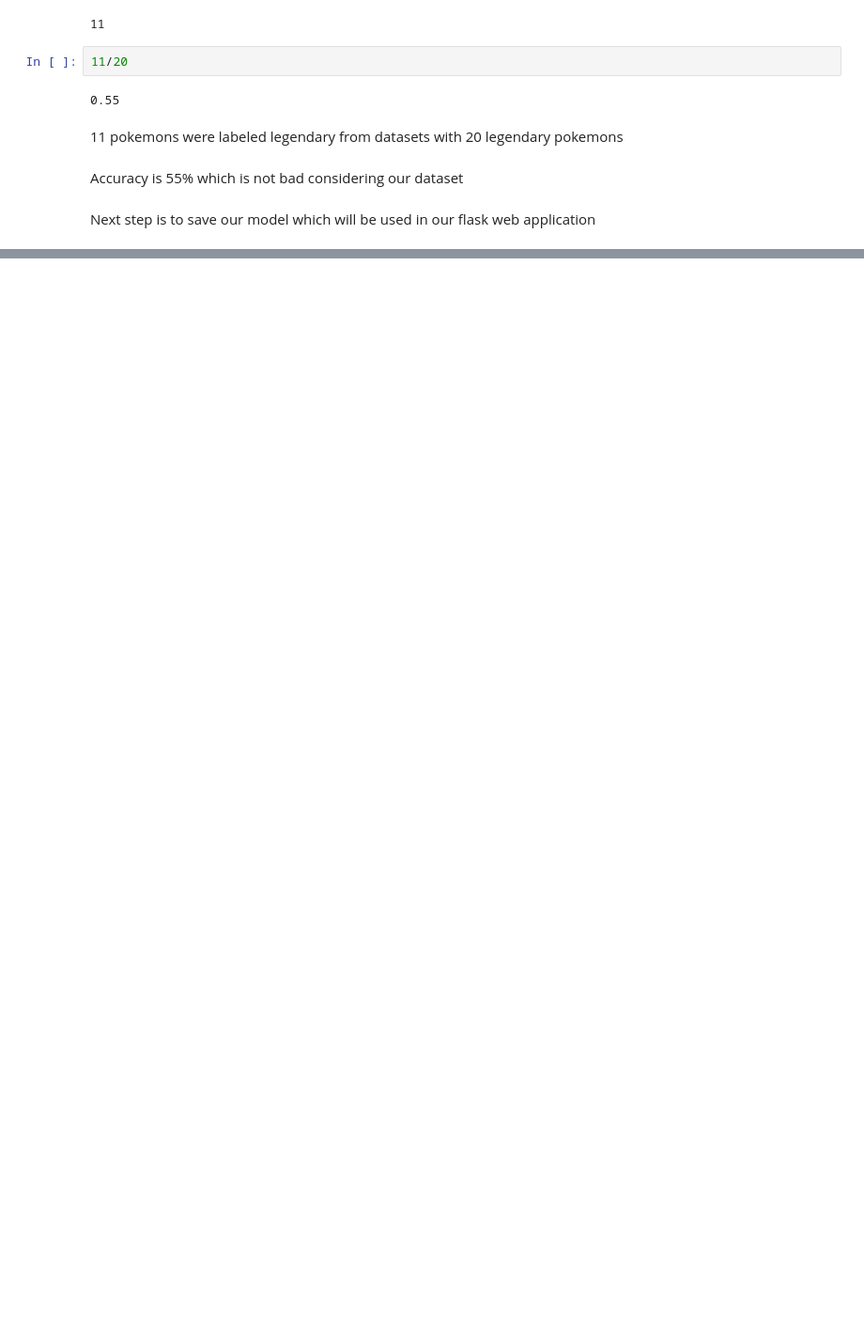
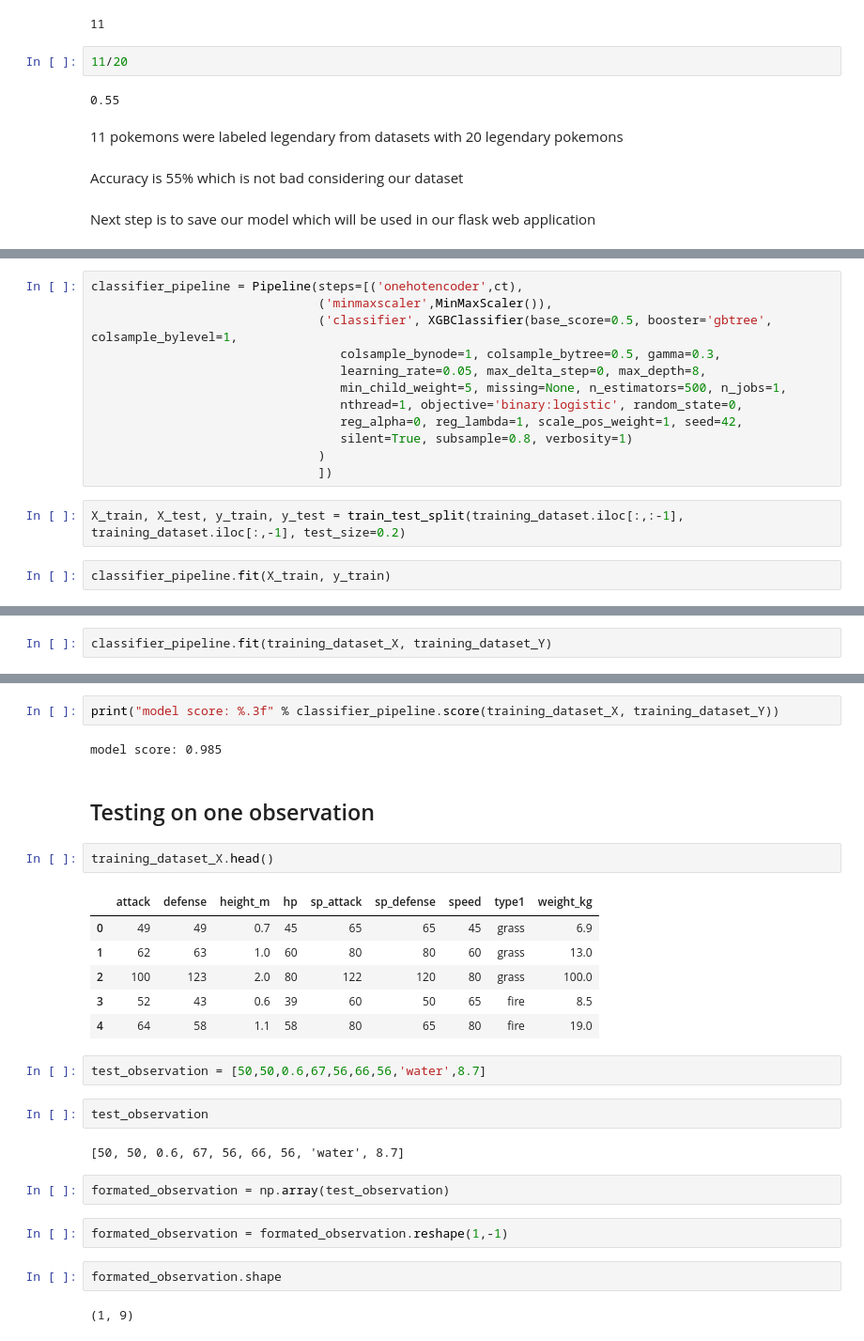
Before and after one commit to darszam/WhatMakesPokemonLegendary, a Jupyter notebook: WhatMakesPokemonLegendary.ipynb, the cells around one changed output, grey strips where cells are left out. Shown at 94% size. Drawn from its saved outputs; the diff is of its cells as text; blank space fills up the shorter version.

```diff
--- a/WhatMakesPokemonLegendary.ipynb
+++ b/WhatMakesPokemonLegendary.ipynb
@@ -1563,0 +1674,16 @@ Next step is to save our model which will be used in our flask web application
+# %%
+classifier_pipeline = Pipeline(steps=[('onehotencoder',ct),
+                               ('minmaxscaler',MinMaxScaler()),
+                               ('classifier', XGBClassifier(base_score=0.5, booster='gbtree', colsample_bylevel=1,
+                                  colsample_bynode=1, colsample_bytree=0.5, gamma=0.3,
+                                  learning_rate=0.05, max_delta_step=0, max_depth=8,
+                                  min_child_weight=5, missing=None, n_estimators=500, n_jobs=1,
+                                  nthread=1, objective='binary:logistic', random_state=0,
+                                  reg_alpha=0, reg_lambda=1, scale_pos_weight=1, seed=42,
+                                  silent=True, subsample=0.8, verbosity=1)
+                               )
+                               ])
+# %%
+X_train, X_test, y_train, y_test = train_test_split(training_dataset.iloc[:,:-1], training_dataset.iloc[:,-1], test_size=0.2)
+# %%
+classifier_pipeline.fit(X_train, y_train)
@@ -1563,0 +1714,2 @@ Next step is to save our model which will be used in our flask web application
+# %%
+classifier_pipeline.fit(training_dataset_X, training_dataset_Y)
@@ -1563,0 +1734,29 @@ Next step is to save our model which will be used in our flask web application
+# %%
+print("model score: %.3f" % classifier_pipeline.score(training_dataset_X, training_dataset_Y))
+# %% [output]
+model score: 0.985
+# %% [markdown]
+## Testing on one observation
+# %%
+training_dataset_X.head()
+# %% [output]
+|  | attack | defense | height_m | hp | sp_attack | sp_defense | speed | type1 | weight_kg |
+| 0 | 49 | 49 | 0.7 | 45 | 65 | 65 | 45 | grass | 6.9 |
+| 1 | 62 | 63 | 1.0 | 60 | 80 | 80 | 60 | grass | 13.0 |
+| 2 | 100 | 123 | 2.0 | 80 | 122 | 120 | 80 | grass | 100.0 |
+| 3 | 52 | 43 | 0.6 | 39 | 60 | 50 | 65 | fire | 8.5 |
+| 4 | 64 | 58 | 1.1 | 58 | 80 | 65 | 80 | fire | 19.0 |
+# %%
+test_observation = [50,50,0.6,67,56,66,56,'water',8.7]
+# %%
+test_observation
+# %% [output]
+[50, 50, 0.6, 67, 56, 66, 56, 'water', 8.7]
+# %%
+formated_observation = np.array(test_observation)
+# %%
+formated_observation = formated_observation.reshape(1,-1)
+# %%
+formated_observation.shape
+# %% [output]
+(1, 9)
```
Also changed, not shown: parts of 32 cells of this notebook, 1 other file.
